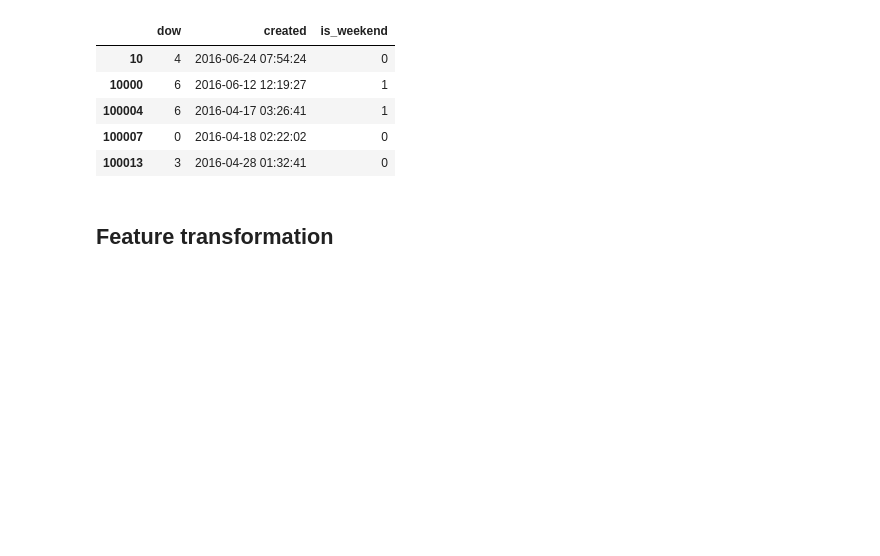
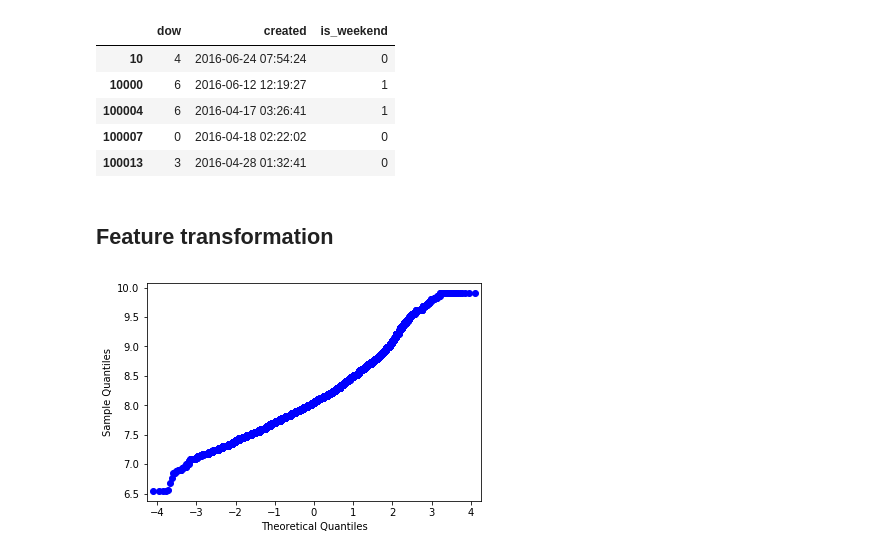
Before and after one commit to ttauruss/kaggle_two_sigma, a Jupyter notebook: Two Sigma on Kaggle.ipynb, the cells around one changed output. Saved outputs shown, nothing was run; the diff lists cells and outputs as text; code cells hidden in the pictures; blank space fills up the shorter version.

```diff
--- a/Two Sigma on Kaggle.ipynb
+++ b/Two Sigma on Kaggle.ipynb
@@ -78,3 +78,16 @@ df[cols].head()
 | 100013 | 3 | 2016-04-28 01:32:41 | 0 |
 # %% [markdown]
 ## Feature transformation
+# %%
+import statsmodels.api as sm
+from sklearn.preprocessing import MinMaxScaler
+from sklearn.preprocessing import StandardScaler
+
+price = df[(df['price'] <= 20000) & (df['price'] > 500)]['price']
+price_log = np.log(price)
+price_mm = MinMaxScaler().fit_transform(price.values.reshape(-1, 1).astype(np.float64)).flatten()
+price_z = StandardScaler().fit_transform(price.values.reshape(-1, 1).astype(np.float64)).flatten()
+# %%
+sm.qqplot(price_log, loc=price_log.mean(), scale=price_log.std())
+# %% [output]
+[figure, added]
```
Also changed, not shown: parts of 8 cells of this notebook.
